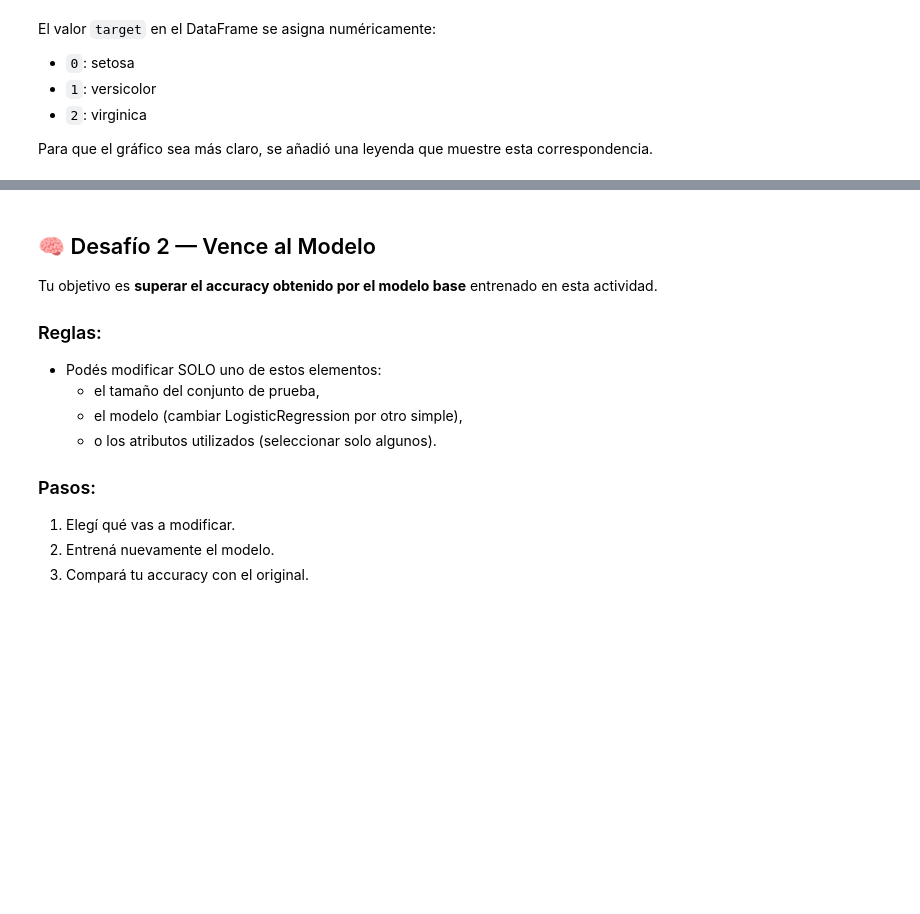
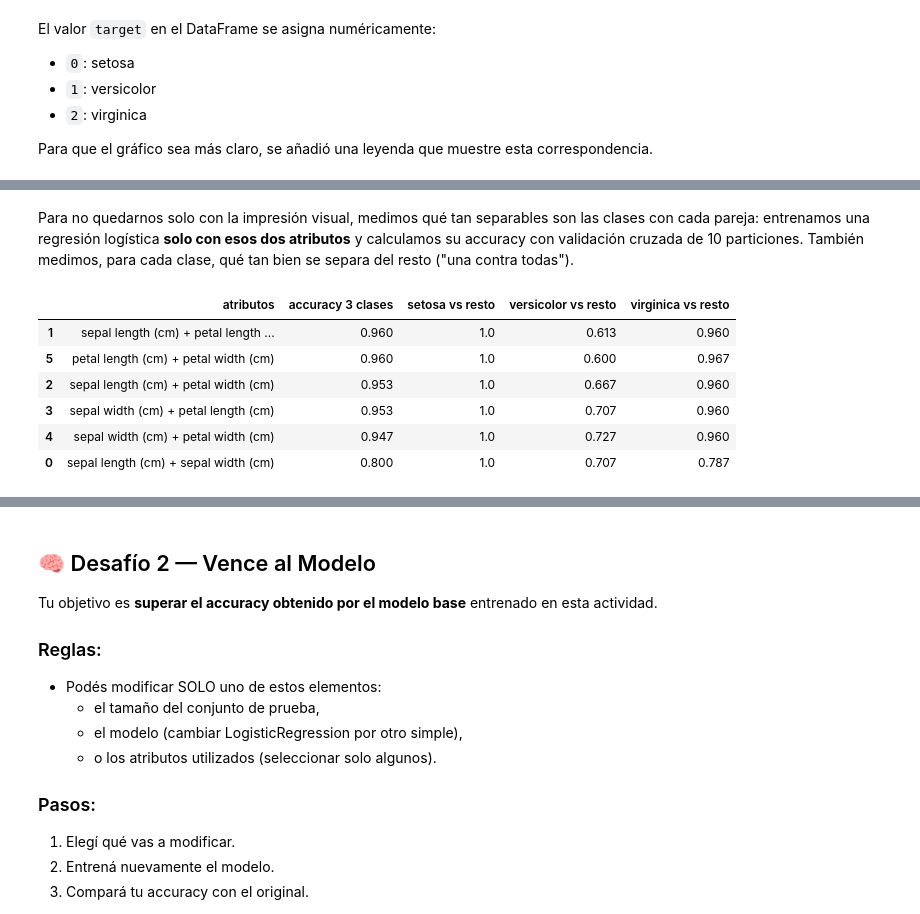
Before and after one commit to Enz003/ia-9no-semestre, a Jupyter notebook: notebooks/tarea-a5/Clase_Práctica_Aprendizaje_Automático.ipynb, the cells around one changed output, grey strips where cells are left out. Drawn from its saved outputs; the diff is of its cells as text; code cells hidden in the pictures; blank space fills up the shorter version.

```diff
--- a/notebooks/tarea-a5/Clase_Práctica_Aprendizaje_Automático.ipynb
+++ b/notebooks/tarea-a5/Clase_Práctica_Aprendizaje_Automático.ipynb
@@ -113,0 +212,30 @@ Para que el gráfico sea más claro, se añadió una leyenda que muestre esta co
+# %% [markdown]
+Para no quedarnos solo con la impresión visual, medimos qué tan separables son las clases con cada
+pareja: entrenamos una regresión logística **solo con esos dos atributos** y calculamos su accuracy con
+validación cruzada de 10 particiones. También medimos, para cada clase, qué tan bien se separa del
+resto ("una contra todas").
+# %%
+from sklearn.model_selection import cross_val_score, StratifiedKFold
+
+cv10 = StratifiedKFold(n_splits=10, shuffle=True, random_state=42)
+filas = []
+for a, b in pares:
+    Xp = X[:, [a, b]]
+    fila = {'atributos': f'{features[a]} + {features[b]}',
+            'accuracy 3 clases': cross_val_score(LogisticRegression(max_iter=1000), Xp, y, cv=cv10).mean()}
+    for i, nombre in enumerate(data.target_names):
+        # clase i contra el resto
+        fila[f'{nombre} vs resto'] = cross_val_score(LogisticRegression(max_iter=1000),
+                                                     Xp, (y == i).astype(int), cv=cv10).mean()
+    filas.append(fila)
+
+separabilidad = pd.DataFrame(filas).sort_values('accuracy 3 clases', ascending=False)
+separabilidad.round(3)
+# %% [output]
+|  | atributos | accuracy 3 clases | setosa vs resto | versicolor vs resto | virginica vs resto |
+| 1 | sepal length (cm) + petal length ... | 0.960 | 1.0 | 0.613 | 0.960 |
+| 5 | petal length (cm) + petal width (cm) | 0.960 | 1.0 | 0.600 | 0.967 |
+| 2 | sepal length (cm) + petal width (cm) | 0.953 | 1.0 | 0.667 | 0.960 |
+| 3 | sepal width (cm) + petal length (cm) | 0.953 | 1.0 | 0.707 | 0.960 |
+| 4 | sepal width (cm) + petal width (cm) | 0.947 | 1.0 | 0.727 | 0.960 |
+| 0 | sepal length (cm) + sepal width (cm) | 0.800 | 1.0 | 0.707 | 0.787 |
```
Also changed, not shown: parts of 13 cells of this notebook.
